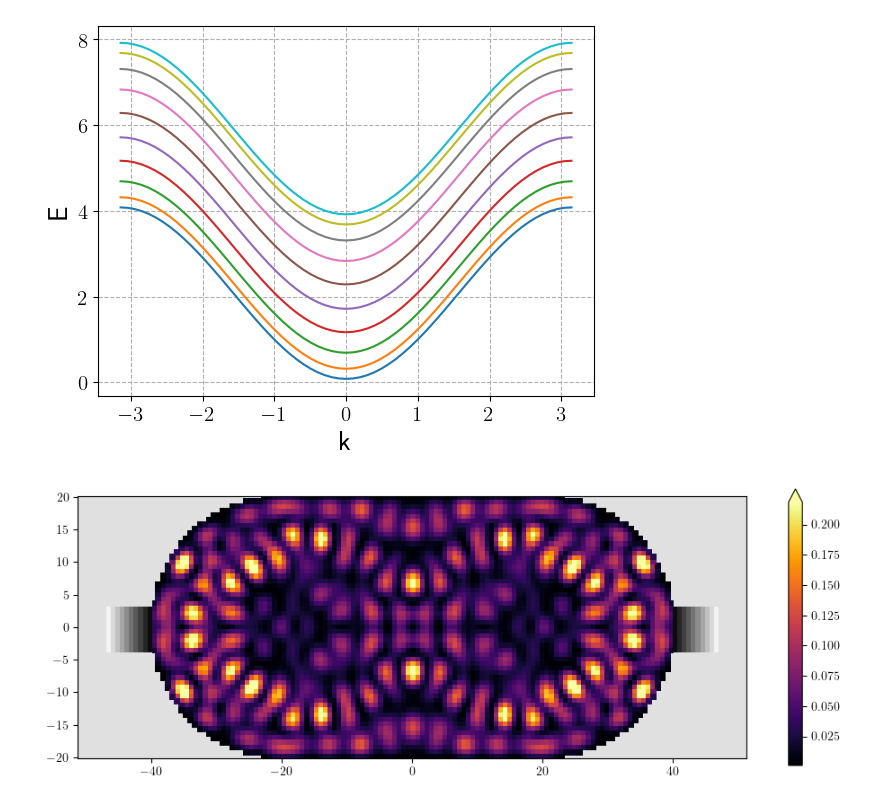
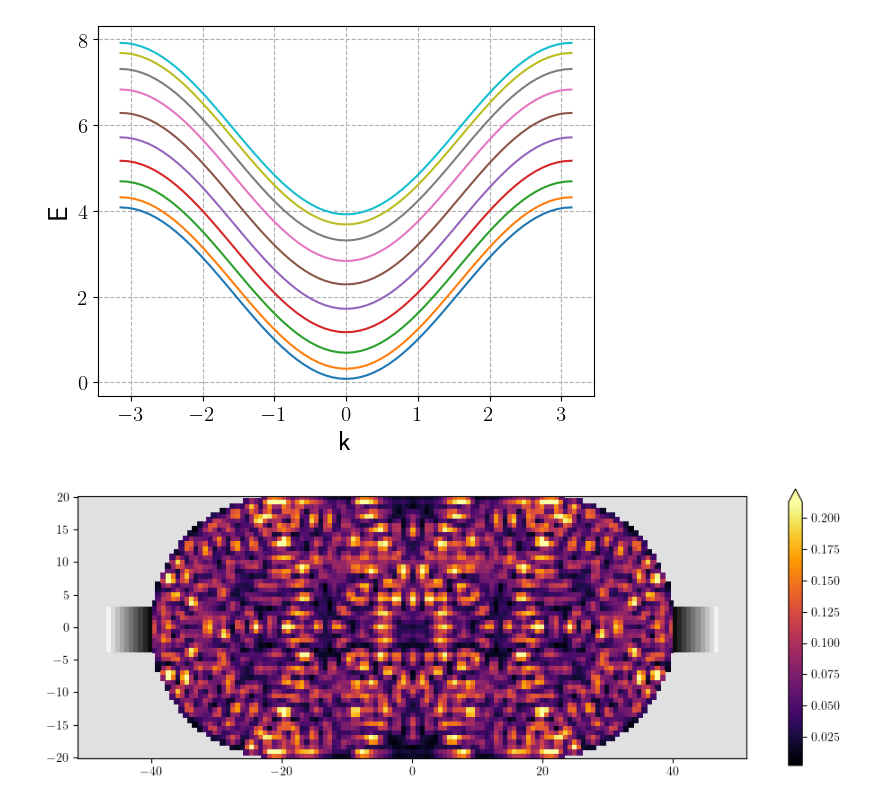
Before and after one commit to acappel/RSOC-Quantum-Transport, a Jupyter notebook: qbilliard-v1.ipynb, the cells around one changed output. Saved outputs shown, nothing was run; the diff lists cells and outputs as text; code cells hidden in the pictures.

```diff
--- a/qbilliard-v1.ipynb
+++ b/qbilliard-v1.ipynb
@@ -130,11 +132,11 @@ bands(billiard, 0)
 # %% [output]
 [figure]
 # %%
-etry = 0.4
+etry = 1.
 
 dos_billiard(billiard, etry)
 # %% [output]
-[figure, old version]
+[figure, new version]
 # %%
 closed_billiard(billiard)
 # %% [output]
```
Also changed, not shown: parts of 3 cells of this notebook.
